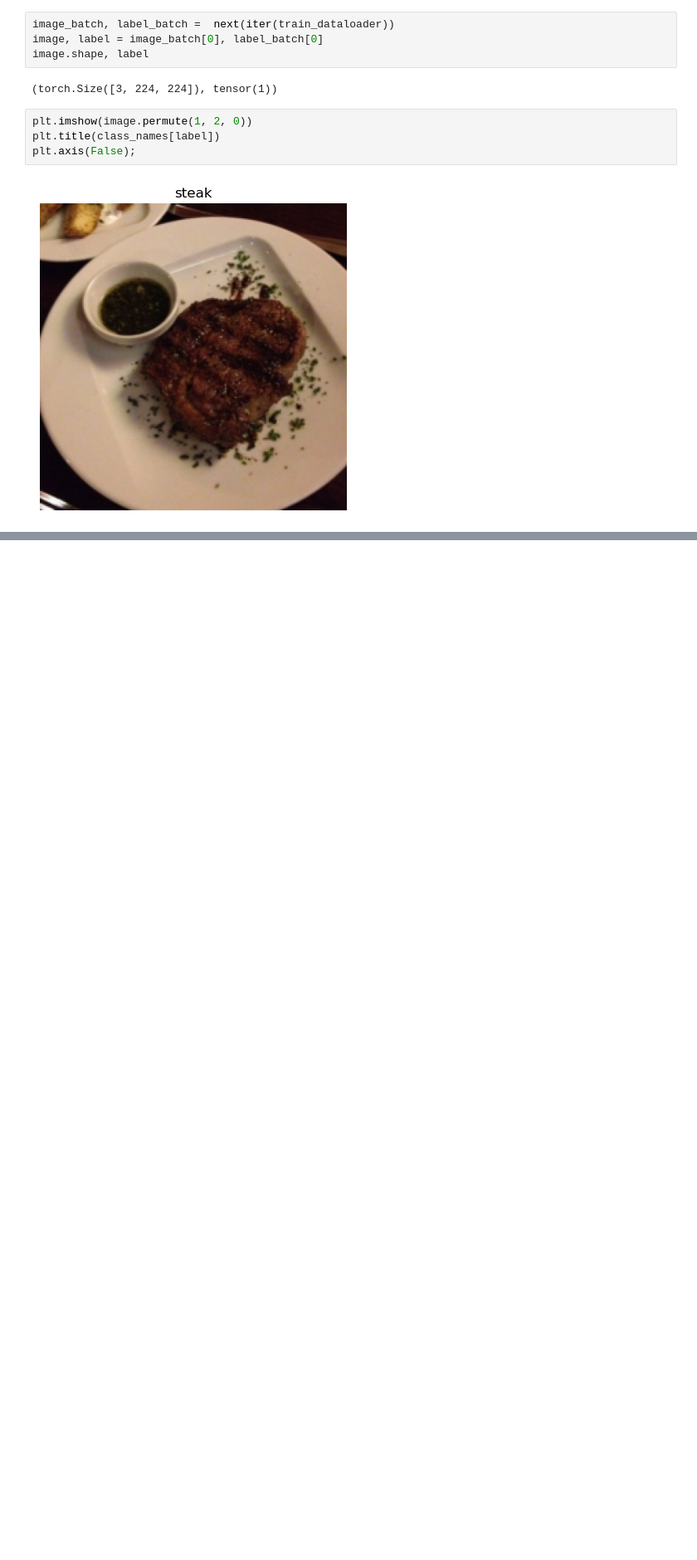
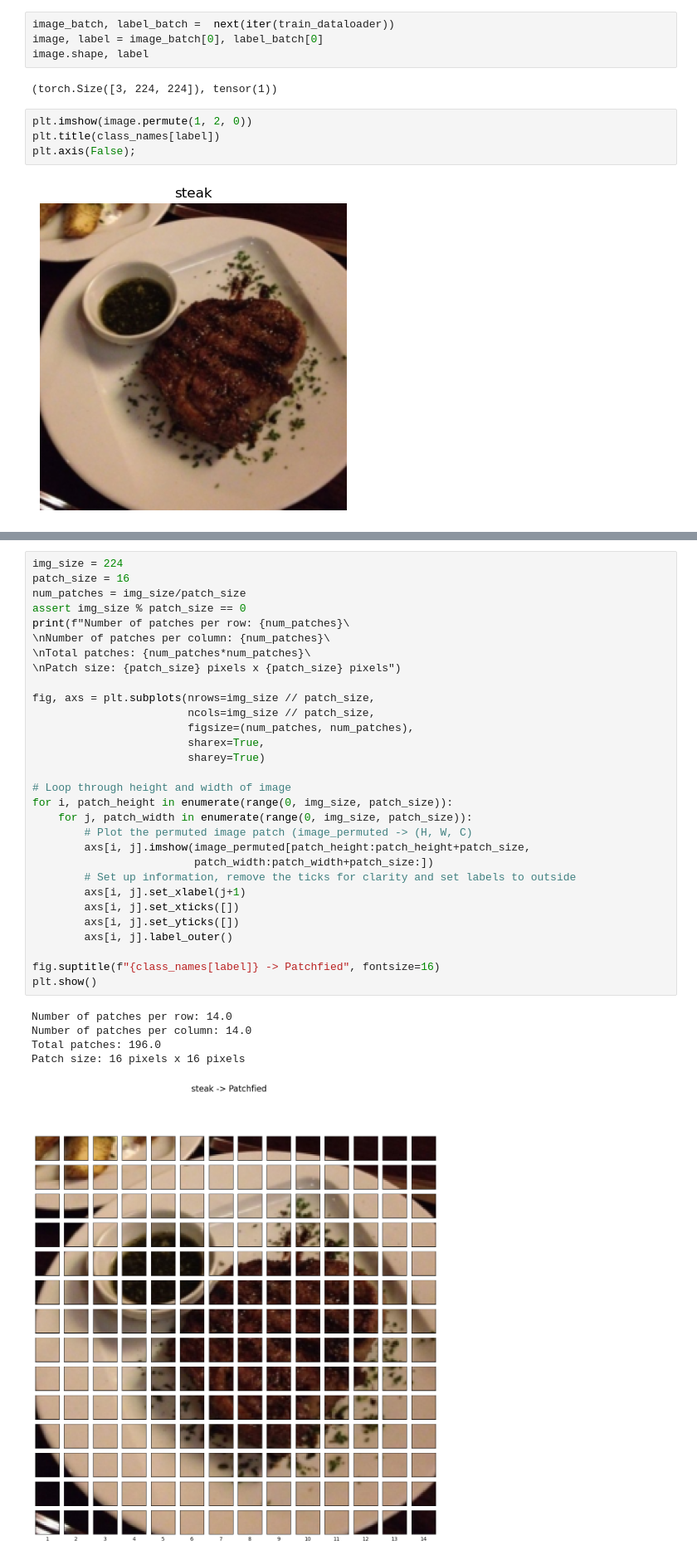
Before and after one commit to KajetanFrackowiak/pytorch_deep_learning, a Jupyter notebook: 08_pytorch_paper_replacating.ipynb, the cells around one changed output, grey strips where cells are left out. Shown at 83% size. Saved outputs shown, nothing was run; the diff lists cells and outputs as text; blank space fills up the shorter version.

```diff
--- a/08_pytorch_paper_replacating.ipynb
+++ b/08_pytorch_paper_replacating.ipynb
@@ -95,0 +155,36 @@ plt.axis(False);
+# %%
+img_size = 224
+patch_size = 16
+num_patches = img_size/patch_size
+assert img_size % patch_size == 0
+print(f"Number of patches per row: {num_patches}\
+\nNumber of patches per column: {num_patches}\
+\nTotal patches: {num_patches*num_patches}\
+\nPatch size: {patch_size} pixels x {patch_size} pixels")
+
+fig, axs = plt.subplots(nrows=img_size // patch_size,
+                        ncols=img_size // patch_size,
+                        figsize=(num_patches, num_patches),
+                        sharex=True,
+                        sharey=True)
+
+# Loop through height and width of image
+for i, patch_height in enumerate(range(0, img_size, patch_size)):
+    for j, patch_width in enumerate(range(0, img_size, patch_size)):
+        # Plot the permuted image patch (image_permuted -> (H, W, C)
+        axs[i, j].imshow(image_permuted[patch_height:patch_height+patch_size,
+                         patch_width:patch_width+patch_size:])
+        # Set up information, remove the ticks for clarity and set labels to outside
+        axs[i, j].set_xlabel(j+1)
+        axs[i, j].set_xticks([])
+        axs[i, j].set_yticks([])
+        axs[i, j].label_outer()
+
+fig.suptitle(f"{class_names[label]} -> Patchfied", fontsize=16)
+plt.show()
+# %% [output]
+Number of patches per row: 14.0
+Number of patches per column: 14.0
+Total patches: 196.0
+Patch size: 16 pixels x 16 pixels
+[figure, added]
```
Also changed, not shown: parts of 14 cells of this notebook, 2 other files.
